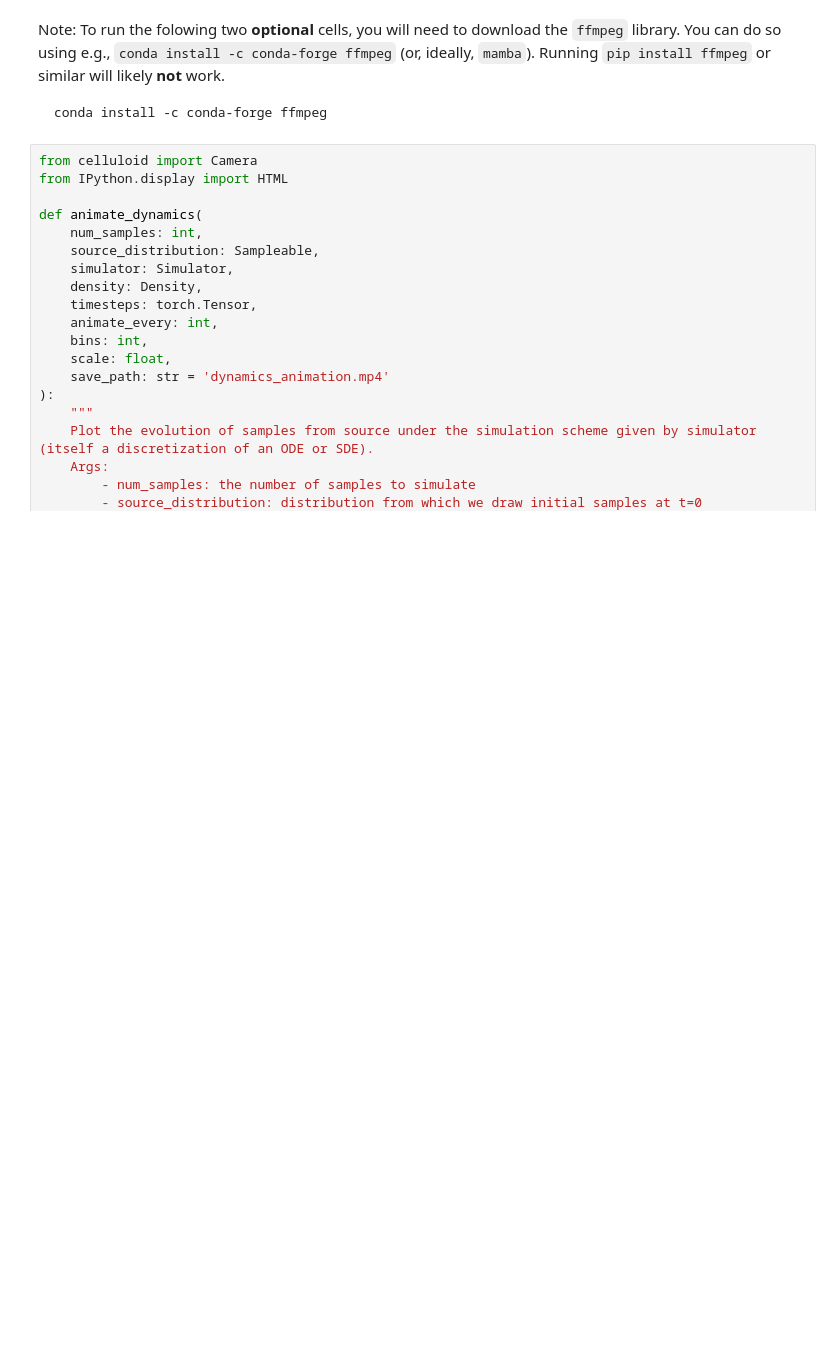
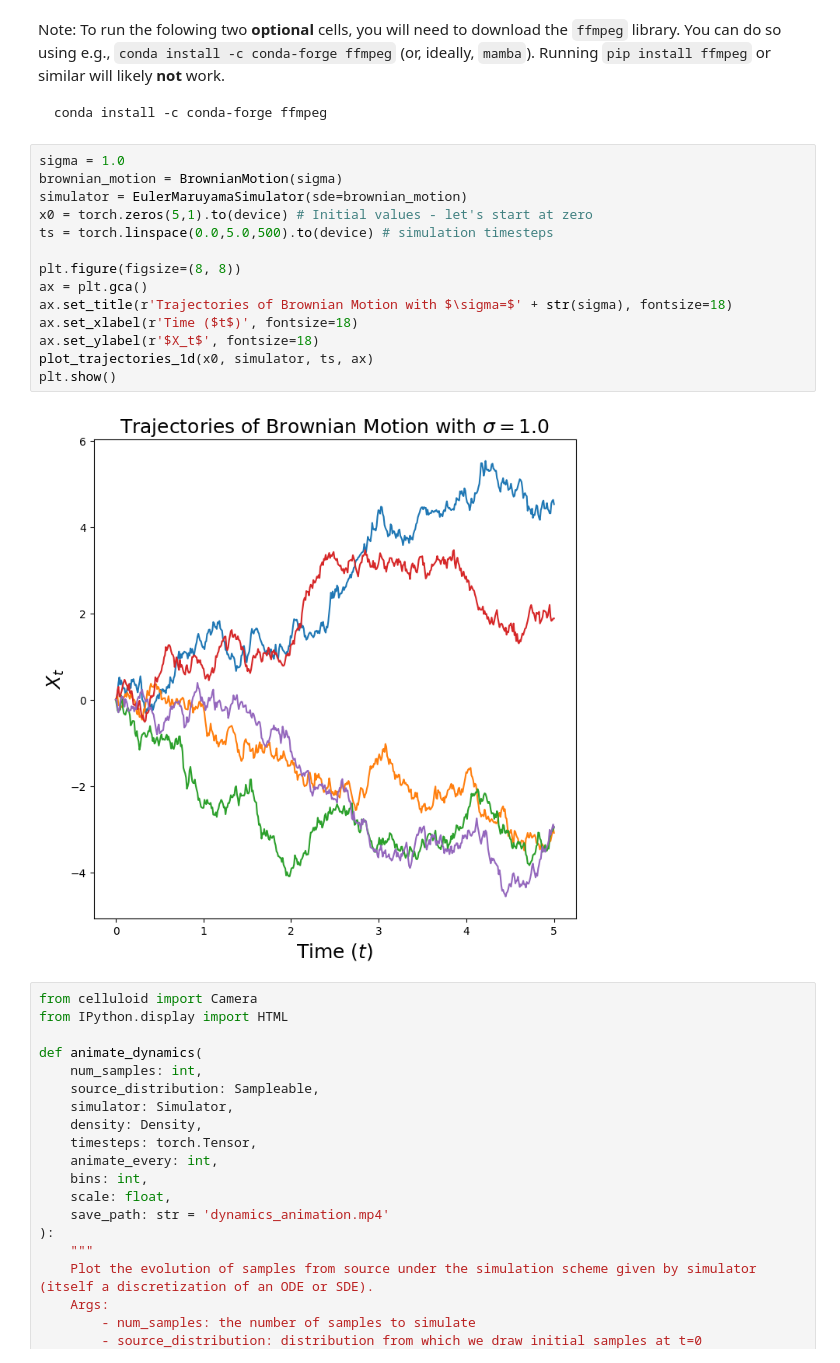
Before and after one commit to explore-code-world7/iap-diffusion-labs, a Jupyter notebook: solutions/lab_one_complete.ipynb, the cells around one changed output. Saved outputs shown, nothing was run; the diff lists cells and outputs as text; blank space fills up the shorter version.

````diff
--- a/solutions/lab_one_complete.ipynb
+++ b/solutions/lab_one_complete.ipynb
@@ -661,6 +662,22 @@ Note: To run the folowing two **optional** cells, you will need to download the
 ```sh
 conda install -c conda-forge ffmpeg
 ```
+# %%
+sigma = 1.0
+brownian_motion = BrownianMotion(sigma)
+simulator = EulerMaruyamaSimulator(sde=brownian_motion)
+x0 = torch.zeros(5,1).to(device) # Initial values - let's start at zero
+ts = torch.linspace(0.0,5.0,500).to(device) # simulation timesteps
+
+plt.figure(figsize=(8, 8))
+ax = plt.gca()
+ax.set_title(r'Trajectories of Brownian Motion with $\sigma=$' + str(sigma), fontsize=18)
+ax.set_xlabel(r'Time ($t$)', fontsize=18)
+ax.set_ylabel(r'$X_t$', fontsize=18)
+plot_trajectories_1d(x0, simulator, ts, ax)
+plt.show()
+# %% [output]
+[figure, added]
 # %%
 from celluloid import Camera
 from IPython.display import HTML
````
Also changed, not shown: parts of 5 cells of this notebook, 10 other files.
